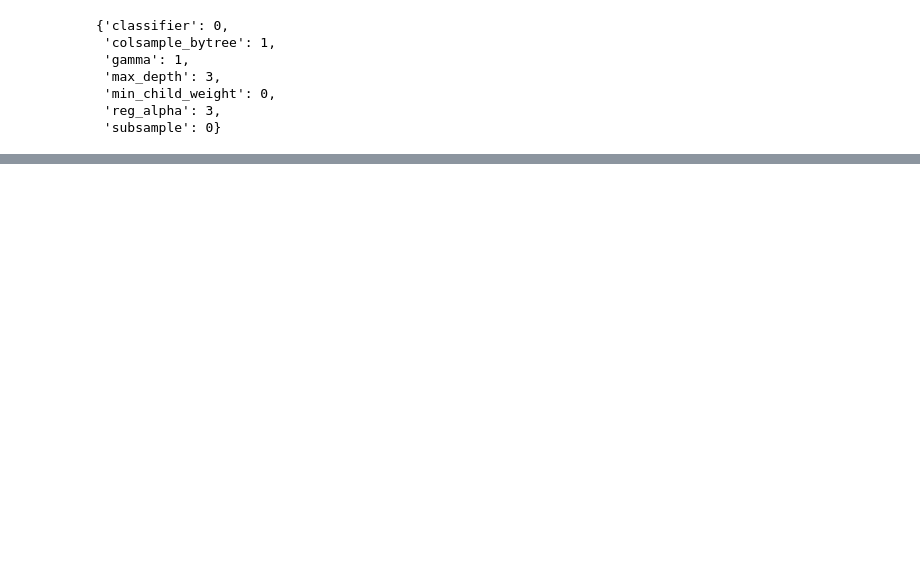
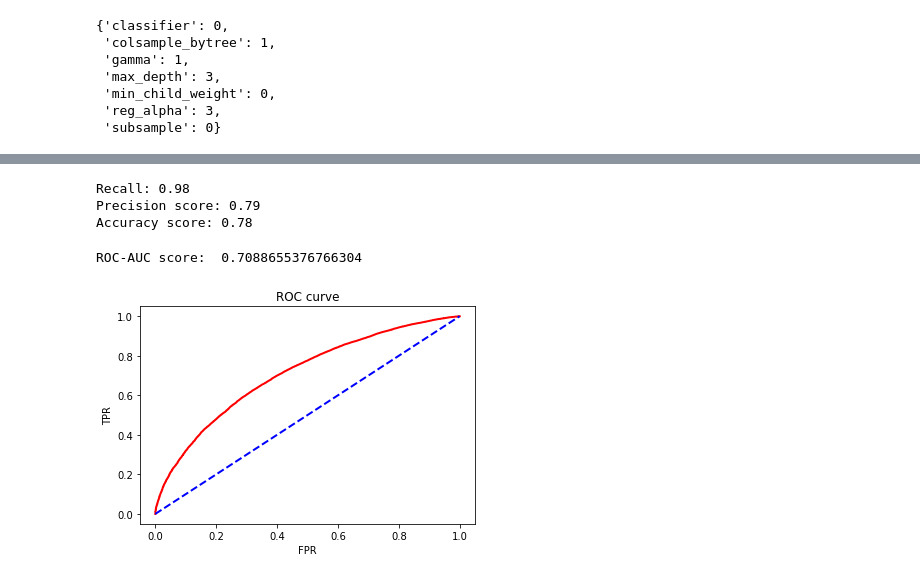
Before and after one commit to Anastasiyabordak/ODS_training, a Jupyter notebook: Models.ipynb, the cells around one changed output, grey strips where cells are left out. Saved outputs shown, nothing was run; the diff lists cells and outputs as text; code cells hidden in the pictures; blank space fills up the shorter version.

```diff
--- a/Models.ipynb
+++ b/Models.ipynb
@@ -630,0 +612,2 @@ print(t)
+# %%
+x_train, x_test, y_train, y_test = train_test_split(x, y, test_size=0.3, random_state = 42)
@@ -630,0 +643,3 @@ print(t)
+# %%
+categorical_features_indices = x_train.columns[x_train.dtypes == 'object']
+categorical_features_indices
@@ -630,0 +653,13 @@ print(t)
+# %%
+model = CatBoostClassifier(
+    custom_loss=['AUC'],
+    random_seed=42
+)
+# %%
+model.fit(
+    x_train, y_train,
+    cat_features=categorical_features_indices,
+    eval_set=(x_test, y_test),
+   # logging_level='Verbose',  # you can uncomment this for text output
+    plot=True
+);
@@ -630,0 +686,11 @@ print(t)
+# %%
+show_scores(model, x_test, y_test)
+# %% [output]
+Recall: 0.98
+Precision score: 0.79
+Accuracy score: 0.78
+# %%
+plot_roc(model, x_test, y_test)
+# %% [output]
+ROC-AUC score:  0.7088655376766304
+[figure, added]
```
Also changed, not shown: parts of 13 cells of this notebook.
